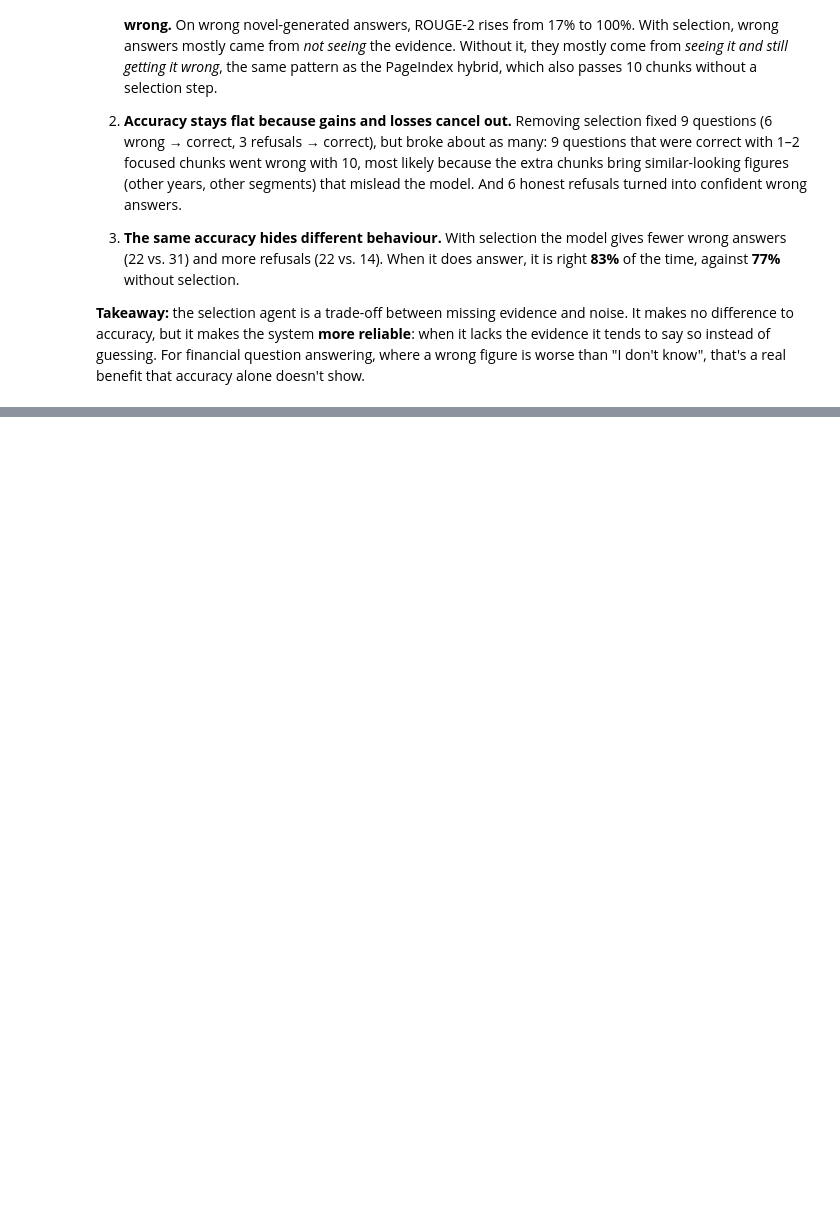
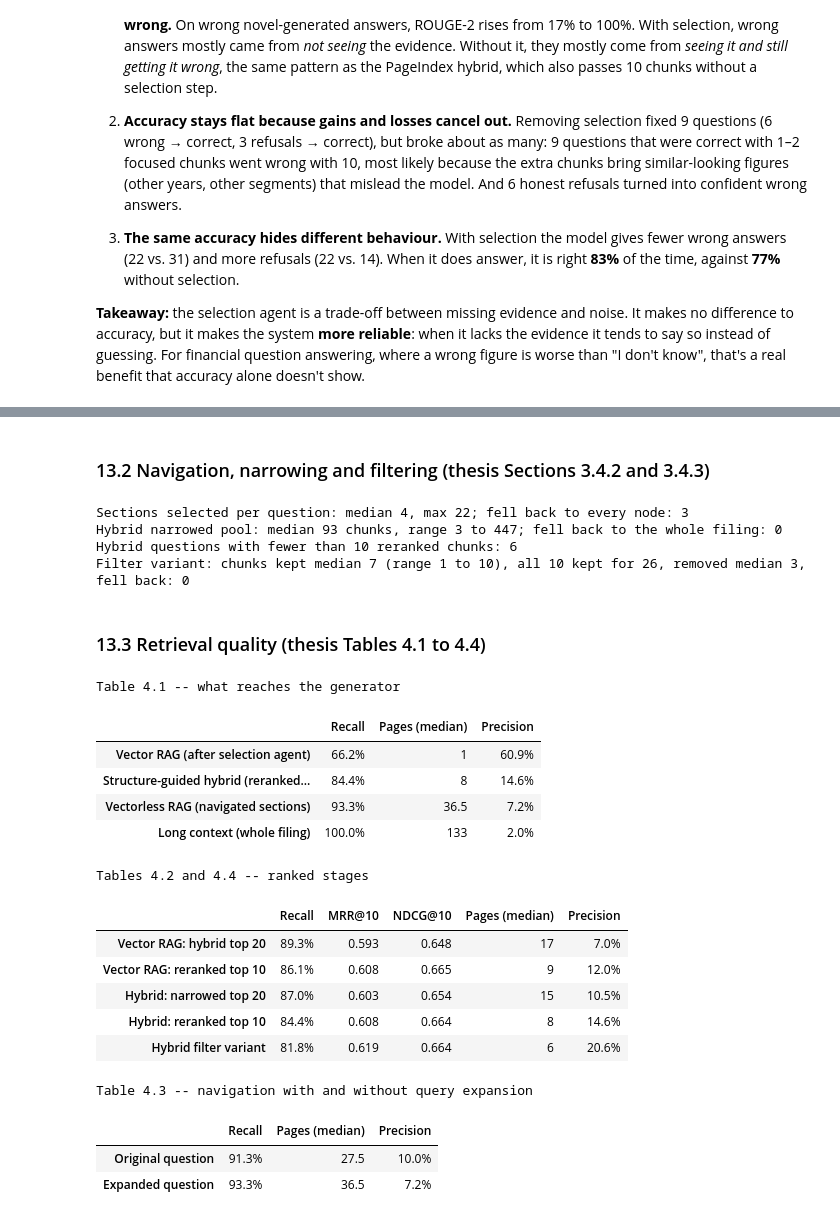
Before and after one commit to shaliqsv/financebench-rag-thesis, a Jupyter notebook: analysis/findings_walkthrough.ipynb, the cells around one changed output, grey strips where cells are left out. Drawn from its saved outputs; the diff is of its cells as text; code cells hidden in the pictures; blank space fills up the shorter version.

```diff
--- a/analysis/findings_walkthrough.ipynb
+++ b/analysis/findings_walkthrough.ipynb
@@ -1142,0 +1253,59 @@ Questions whose verdict changed when the selection agent was removed:
+# %% [markdown]
+### 13.2 Navigation, narrowing and filtering (thesis Sections 3.4.2 and 3.4.3)
+# %%
+nav_n = [len(r["node_ids"]) for r in NAV_EXP.values()]
+nav_all = sum(len(r["node_ids"]) == len(node_map(r["doc_name"])[0]) for r in NAV_EXP.values())
+print(f"Sections selected per question: median {np.median(nav_n):.0f}, max {max(nav_n)}; fell back to every node: {nav_all}")
+pool = [r["n_candidates"] for r in HY_POOL.values()]
+print(f"Hybrid narrowed pool: median {np.median(pool):.0f} chunks, range {min(pool)} to {max(pool)}; "
+      f"fell back to the whole filing: {sum(r['fell_back_to_full_doc'] for r in HY_POOL.values())}")
+print(f"Hybrid questions with fewer than 10 reranked chunks: {sum(len(r['chunk_ids']) < 10 for r in HY_RR.values())}")
+kept = [len(r["chunk_ids"]) for r in FI_RR.values()]
+removed = [len(VR_RR[i]["chunk_ids"]) - len(r["chunk_ids"]) for i, r in FI_RR.items()]
+print(f"Filter variant: chunks kept median {np.median(kept):.0f} (range {min(kept)} to {max(kept)}), all 10 kept for "
+      f"{sum(k == 10 for k in kept)}, removed median {np.median(removed):.0f}, fell back: {sum(r['fell_back_to_top10'] for r in FI_RR.values())}")
+# %% [output]
+Sections selected per question: median 4, max 22; fell back to every node: 3
+Hybrid narrowed pool: median 93 chunks, range 3 to 447; fell back to the whole filing: 0
+Hybrid questions with fewer than 10 reranked chunks: 6
+Filter variant: chunks kept median 7 (range 1 to 10), all 10 kept for 26, removed median 3, fell back: 0
+# %% [markdown]
+### 13.3 Retrieval quality (thesis Tables 4.1 to 4.4)
+# %%
+pct = {"Recall": "{:.1%}", "Precision": "{:.1%}", "Pages (median)": "{:g}", "MRR@10": "{:.3f}", "NDCG@10": "{:.3f}"}
+main = pd.DataFrame({
+    "Vector RAG (after selection agent)": set_quality(lambda i: chunk_pages(i, VR_SEL[i]["selected_chunk_ids"])),
+    "Structure-guided hybrid (reranked top 10)": set_quality(lambda i: chunk_pages(i, HY_RR[i]["chunk_ids"])),
+    "Vectorless RAG (navigated sections)": set_quality(lambda i: nav_pages(i, NAV_EXP[i]["node_ids"])),
+    "Long context (whole filing)": set_quality(lambda i: set(range(LC_BUDGET[questions.loc[i, "doc_name"]]["n_pages"]))),
+}).T
+print("Table 4.1 -- what reaches the generator"); display(main.style.format(pct))
+stages = pd.DataFrame({
+    "Vector RAG: hybrid top 20": ranked_quality(VR_TOP20),
+    "Vector RAG: reranked top 10": ranked_quality(VR_RR),
+    "Hybrid: narrowed top 20": ranked_quality(HY_POOL),
+    "Hybrid: reranked top 10": ranked_quality(HY_RR),
+    "Hybrid filter variant": ranked_quality(FI_RR),
+}).T
+print("Tables 4.2 and 4.4 -- ranked stages"); display(stages.style.format(pct))
+navq = pd.DataFrame({"Original question": set_quality(lambda i: nav_pages(i, NAV_ORIG[i]["node_ids"])),
+                     "Expanded question": set_quality(lambda i: nav_pages(i, NAV_EXP[i]["node_ids"]))}).T
+print("Table 4.3 -- navigation with and without query expansion"); display(navq.style.format(pct))
+# %% [output]
+Table 4.1 -- what reaches the generator
+|  | Recall | Pages (median) | Precision |
+| Vector RAG (after selection agent) | 66.2% | 1 | 60.9% |
+| Structure-guided hybrid (reranked... | 84.4% | 8 | 14.6% |
+| Vectorless RAG (navigated sections) | 93.3% | 36.5 | 7.2% |
+| Long context (whole filing) | 100.0% | 133 | 2.0% |
+Tables 4.2 and 4.4 -- ranked stages
+|  | Recall | MRR@10 | NDCG@10 | Pages (median) | Precision |
+| Vector RAG: hybrid top 20 | 89.3% | 0.593 | 0.648 | 17 | 7.0% |
+| Vector RAG: reranked top 10 | 86.1% | 0.608 | 0.665 | 9 | 12.0% |
+| Hybrid: narrowed top 20 | 87.0% | 0.603 | 0.654 | 15 | 10.5% |
+| Hybrid: reranked top 10 | 84.4% | 0.608 | 0.664 | 8 | 14.6% |
+| Hybrid filter variant | 81.8% | 0.619 | 0.664 | 6 | 20.6% |
+Table 4.3 -- navigation with and without query expansion
+|  | Recall | Pages (median) | Precision |
+| Original question | 91.3% | 27.5 | 10.0% |
+| Expanded question | 93.3% | 36.5 | 7.2% |
```
Also changed, not shown: parts of 28 cells of this notebook, 1 other file.
